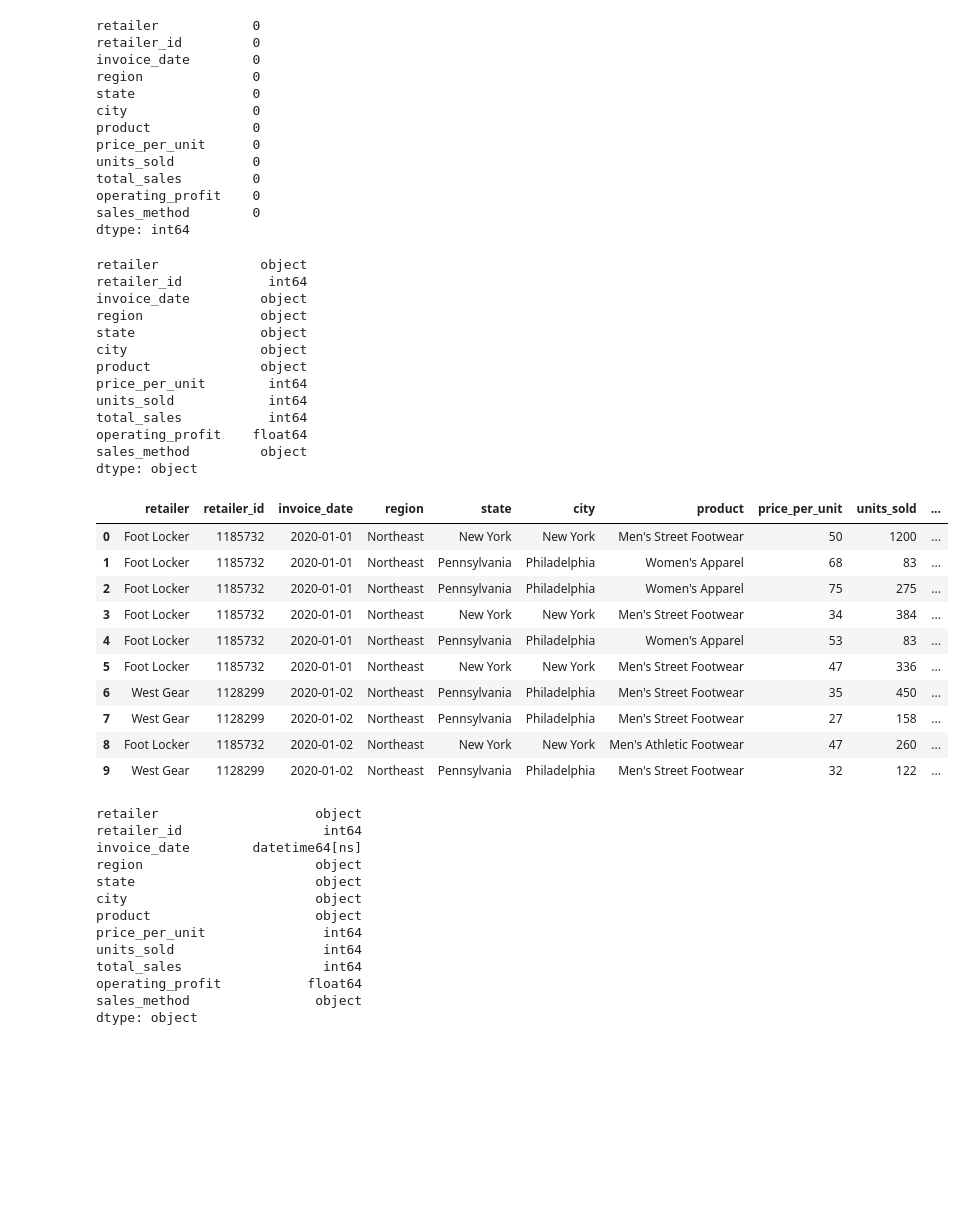
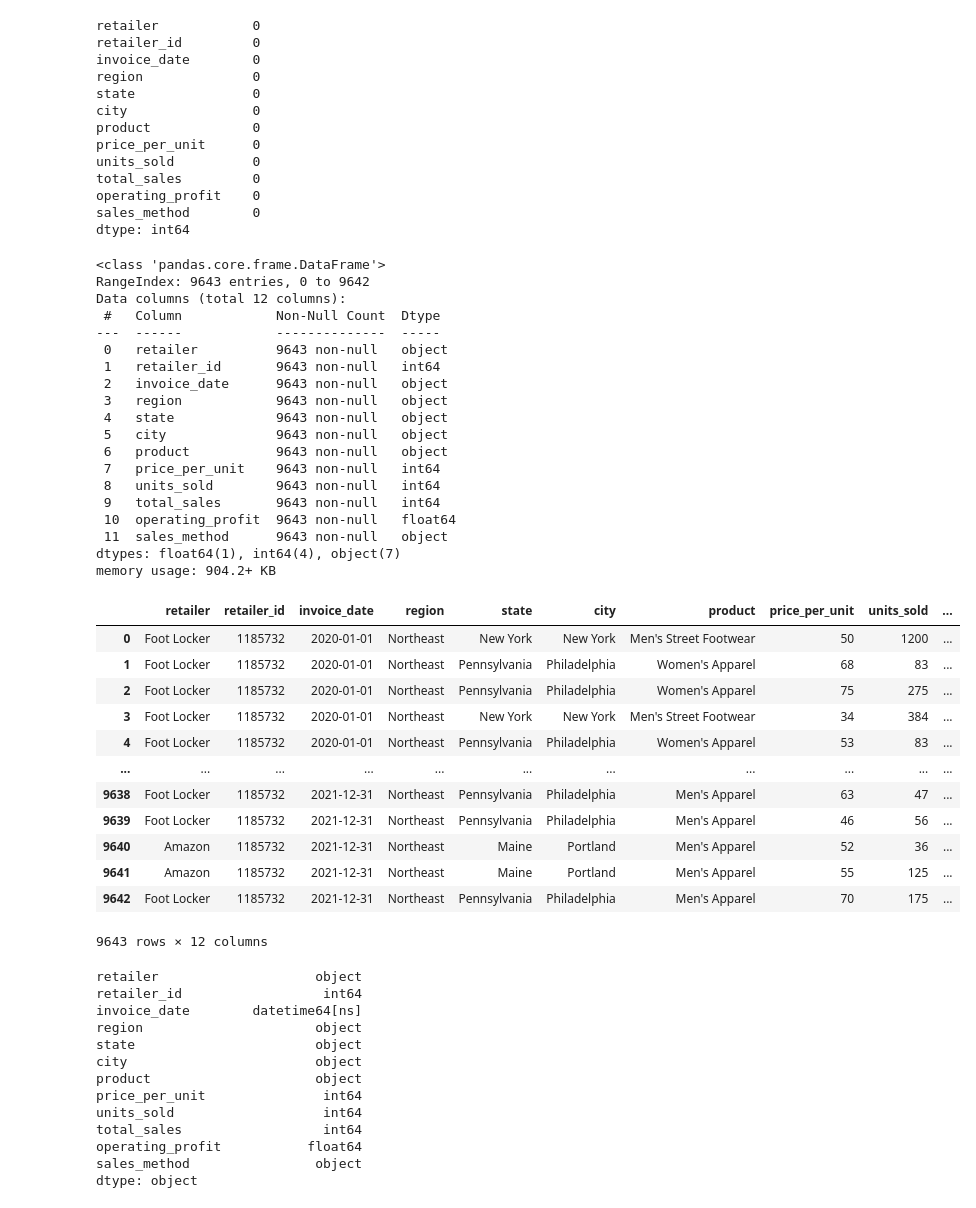
Before and after one commit to lcanjar/athletic_sales_analysis, a Jupyter notebook: athletic_sales_analysis.ipynb, the cells around one changed output. Drawn from its saved outputs; the diff is of its cells as text; code cells hidden in the pictures; blank space fills up the shorter version.

```diff
--- a/athletic_sales_analysis.ipynb
+++ b/athletic_sales_analysis.ipynb
@@ -88,8 +88,7 @@ dtype: object
 #### Combine the sales data by rows.
 # %%
 # Combine the 2020 and 2021 sales DataFrames on the rows and reset the index.
-sales_20_21_df = pd.concat([sales_20_df, sales_21_df])
-sales_20_21_df.reset_index()
+sales_20_21_df = pd.concat([sales_20_df, sales_21_df]).reset_index(drop=True)
 sales_20_21_df
 # %% [output]
 |  | retailer | retailer_id | invoice_date | region | state | city | product | price_per_unit | units_sold | ... |
@@ -124,38 +123,46 @@ sales_method        0
 dtype: int64
 # %%
 # Check the data type of each column
-sales_20_21_df.dtypes
+sales_20_21_df.info()
 # %% [output]
-retailer             object
-retailer_id           int64
-invoice_date         object
-region               object
-state                object
-city                 object
-product              object
-price_per_unit        int64
-units_sold            int64
-total_sales           int64
-operating_profit    float64
-sales_method         object
-dtype: object
+<class 'pandas.core.frame.DataFrame'>
+RangeIndex: 9643 entries, 0 to 9642
+Data columns (total 12 columns):
+ #   Column            Non-Null Count  Dtype
+---  ------            --------------  -----
+ 0   retailer          9643 non-null   object
+ 1   retailer_id       9643 non-null   int64
+ 2   invoice_date      9643 non-null   object
+ 3   region            9643 non-null   object
+ 4   state             9643 non-null   object
+ 5   city              9643 non-null   object
+ 6   product           9643 non-null   object
+ 7   price_per_unit    9643 non-null   int64
+ 8   units_sold        9643 non-null   int64
+ 9   total_sales       9643 non-null   int64
+ 10  operating_profit  9643 non-null   float64
+ 11  sales_method      9643 non-null   object
+dtypes: float64(1), int64(4), object(7)
+memory usage: 904.2+ KB
 # %%
 # Convert the "invoice_date" to a datetime datatype
 converted_sales_20_21_df = sales_20_21_df.copy()
-converted_sales_20_21_df["invoice_date"] = pd.to_datetime(converted_sales_20_21_df["invoice_date"], errors='coerce')
-converted_sales_20_21_df.head(10)
+converted_sales_20_21_df["invoice_date"] = pd.to_datetime(converted_sales_20_21_df["invoice_date"])
+converted_sales_20_21_df
 # %% [output]
 |  | retailer | retailer_id | invoice_date | region | state | city | product | price_per_unit | units_sold | ... |
 | 0 | Foot Locker | 1185732 | 2020-01-01 | Northeast | New York | New York | Men's Street Footwear | 50 | 1200 | ... |
 | 1 | Foot Locker | 1185732 | 2020-01-01 | Northeast | Pennsylvania | Philadelphia | Women's Apparel | 68 | 83 | ... |
 | 2 | Foot Locker | 1185732 | 2020-01-01 | Northeast | Pennsylvania | Philadelphia | Women's Apparel | 75 | 275 | ... |
 | 3 | Foot Locker | 1185732 | 2020-01-01 | Northeast | New York | New York | Men's Street Footwear | 34 | 384 | ... |
 | 4 | Foot Locker | 1185732 | 2020-01-01 | Northeast | Pennsylvania | Philadelphia | Women's Apparel | 53 | 83 | ... |
-| 5 | Foot Locker | 1185732 | 2020-01-01 | Northeast | New York | New York | Men's Street Footwear | 47 | 336 | ... |
-| 6 | West Gear | 1128299 | 2020-01-02 | Northeast | Pennsylvania | Philadelphia | Men's Street Footwear | 35 | 450 | ... |
-| 7 | West Gear | 1128299 | 2020-01-02 | Northeast | Pennsylvania | Philadelphia | Men's Street Footwear | 27 | 158 | ... |
-| 8 | Foot Locker | 1185732 | 2020-01-02 | Northeast | New York | New York | Men's Athletic Footwear | 47 | 260 | ... |
-| 9 | West Gear | 1128299 | 2020-01-02 | Northeast | Pennsylvania | Philadelphia | Men's Street Footwear | 32 | 122 | ... |
+| ... | ... | ... | ... | ... | ... | ... | ... | ... | ... | ... |
+| 9638 | Foot Locker | 1185732 | 2021-12-31 | Northeast | Pennsylvania | Philadelphia | Men's Apparel | 63 | 47 | ... |
+| 9639 | Foot Locker | 1185732 | 2021-12-31 | Northeast | Pennsylvania | Philadelphia | Men's Apparel | 46 | 56 | ... |
+| 9640 | Amazon | 1185732 | 2021-12-31 | Northeast | Maine | Portland | Men's Apparel | 52 | 36 | ... |
+| 9641 | Amazon | 1185732 | 2021-12-31 | Northeast | Maine | Portland | Men's Apparel | 55 | 125 | ... |
+| 9642 | Foot Locker | 1185732 | 2021-12-31 | Northeast | Pennsylvania | Philadelphia | Men's Apparel | 70 | 175 | ... |
+9643 rows × 12 columns
 # %%
 # Confirm that the "invoice_date" data type has been changed.
 converted_sales_20_21_df.dtypes
```
Also changed, not shown: parts of 2 cells of this notebook.
